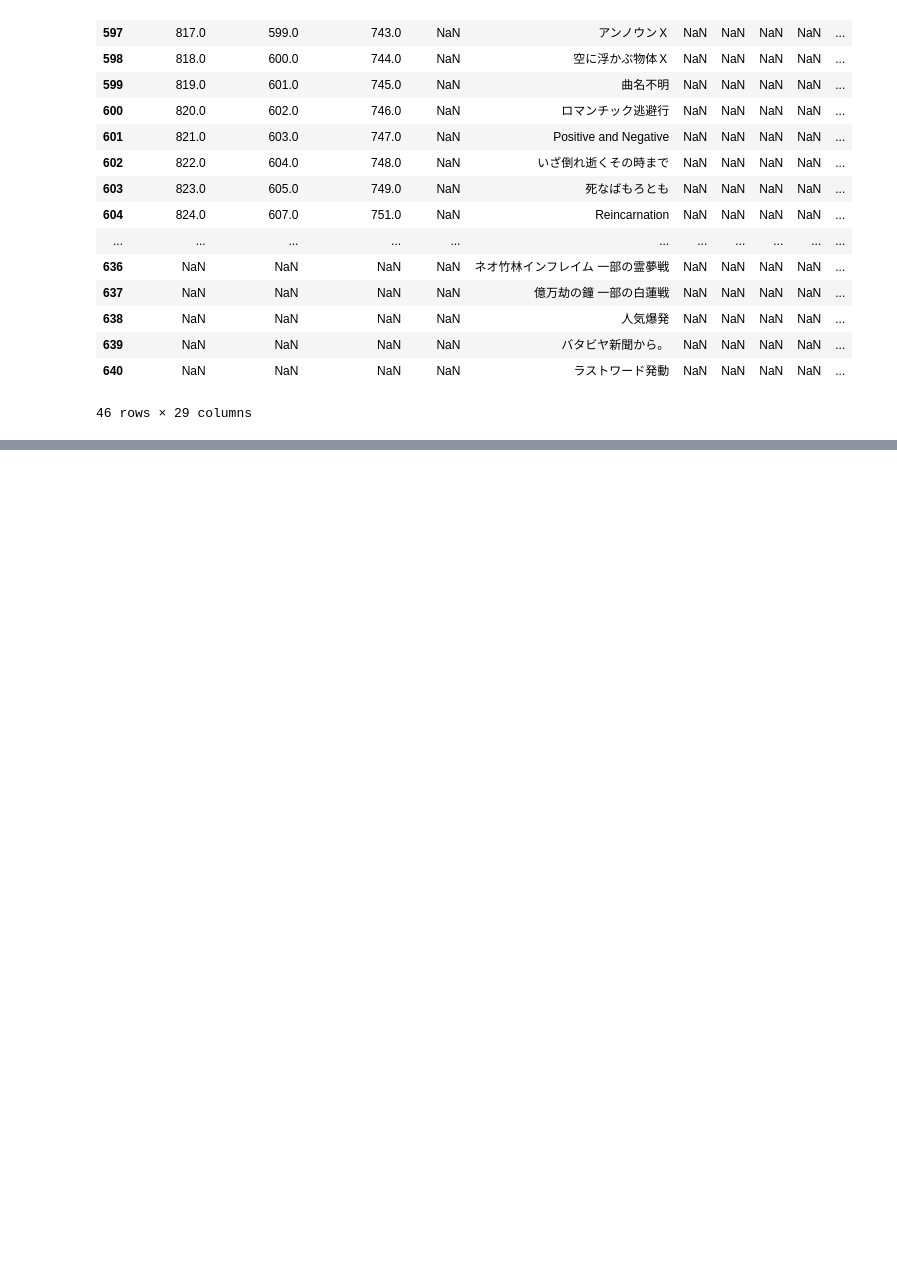
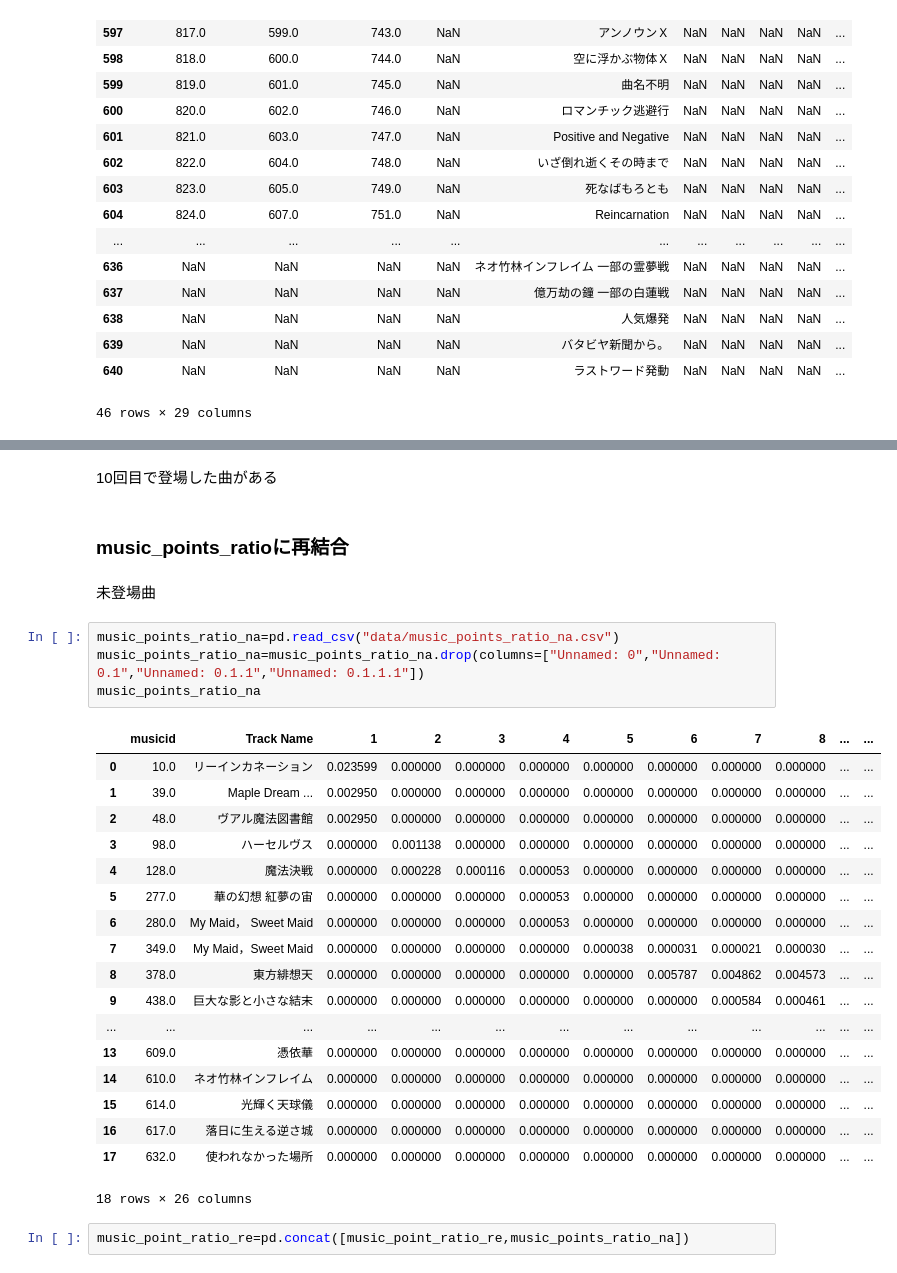
Before and after one commit to xiangze/toubou_vote_analysis, a Jupyter notebook: re_music_title.ipynb, the cells around one changed output, grey strips where cells are left out. Cells and saved outputs as stored; diff of their text form; blank space fills up the shorter version.

```diff
--- a/re_music_title.ipynb
+++ b/re_music_title.ipynb
@@ -465,0 +577,31 @@ music_point_ratio_re[music_point_ratio_re["musicid"].isna()]
+# %% [markdown]
+10回目で登場した曲がある
+# %% [markdown]
+### music_points_ratioに再結合
+# %% [markdown]
+未登場曲
+# %%
+music_points_ratio_na=pd.read_csv("data/music_points_ratio_na.csv")
+music_points_ratio_na=music_points_ratio_na.drop(columns=["Unnamed: 0","Unnamed: 0.1","Unnamed: 0.1.1","Unnamed: 0.1.1.1"])
+music_points_ratio_na
+# %% [output]
+|  | musicid | Track Name | 1 | 2 | 3 | 4 | 5 | 6 | 7 | 8 | ... | ... |
+| 0 | 10.0 | リーインカネーション | 0.023599 | 0.000000 | 0.000000 | 0.000000 | 0.000000 | 0.000000 | 0.000000 | 0.000000 | ... | ... |
+| 1 | 39.0 | Maple Dream ... | 0.002950 | 0.000000 | 0.000000 | 0.000000 | 0.000000 | 0.000000 | 0.000000 | 0.000000 | ... | ... |
+| 2 | 48.0 | ヴアル魔法図書館 | 0.002950 | 0.000000 | 0.000000 | 0.000000 | 0.000000 | 0.000000 | 0.000000 | 0.000000 | ... | ... |
+| 3 | 98.0 | ハーセルヴス | 0.000000 | 0.001138 | 0.000000 | 0.000000 | 0.000000 | 0.000000 | 0.000000 | 0.000000 | ... | ... |
+| 4 | 128.0 | 魔法決戦 | 0.000000 | 0.000228 | 0.000116 | 0.000053 | 0.000000 | 0.000000 | 0.000000 | 0.000000 | ... | ... |
+| 5 | 277.0 | 華の幻想 紅夢の宙 | 0.000000 | 0.000000 | 0.000000 | 0.000053 | 0.000000 | 0.000000 | 0.000000 | 0.000000 | ... | ... |
+| 6 | 280.0 | My Maid， Sweet Maid | 0.000000 | 0.000000 | 0.000000 | 0.000053 | 0.000000 | 0.000000 | 0.000000 | 0.000000 | ... | ... |
+| 7 | 349.0 | My Maid，Sweet Maid | 0.000000 | 0.000000 | 0.000000 | 0.000000 | 0.000038 | 0.000031 | 0.000021 | 0.000030 | ... | ... |
+| 8 | 378.0 | 東方緋想天 | 0.000000 | 0.000000 | 0.000000 | 0.000000 | 0.000000 | 0.005787 | 0.004862 | 0.004573 | ... | ... |
+| 9 | 438.0 | 巨大な影と小さな結末 | 0.000000 | 0.000000 | 0.000000 | 0.000000 | 0.000000 | 0.000000 | 0.000584 | 0.000461 | ... | ... |
+| ... | ... | ... | ... | ... | ... | ... | ... | ... | ... | ... | ... | ... |
+| 13 | 609.0 | 憑依華 | 0.000000 | 0.000000 | 0.000000 | 0.000000 | 0.000000 | 0.000000 | 0.000000 | 0.000000 | ... | ... |
+| 14 | 610.0 | ネオ竹林インフレイム | 0.000000 | 0.000000 | 0.000000 | 0.000000 | 0.000000 | 0.000000 | 0.000000 | 0.000000 | ... | ... |
+| 15 | 614.0 | 光輝く天球儀 | 0.000000 | 0.000000 | 0.000000 | 0.000000 | 0.000000 | 0.000000 | 0.000000 | 0.000000 | ... | ... |
+| 16 | 617.0 | 落日に生える逆さ城 | 0.000000 | 0.000000 | 0.000000 | 0.000000 | 0.000000 | 0.000000 | 0.000000 | 0.000000 | ... | ... |
+| 17 | 632.0 | 使われなかった場所 | 0.000000 | 0.000000 | 0.000000 | 0.000000 | 0.000000 | 0.000000 | 0.000000 | 0.000000 | ... | ... |
+18 rows × 26 columns
+# %%
+music_point_ratio_re=pd.concat([music_point_ratio_re,music_points_ratio_na])
```
Also changed, not shown: parts of 13 cells of this notebook, 1 other file.
